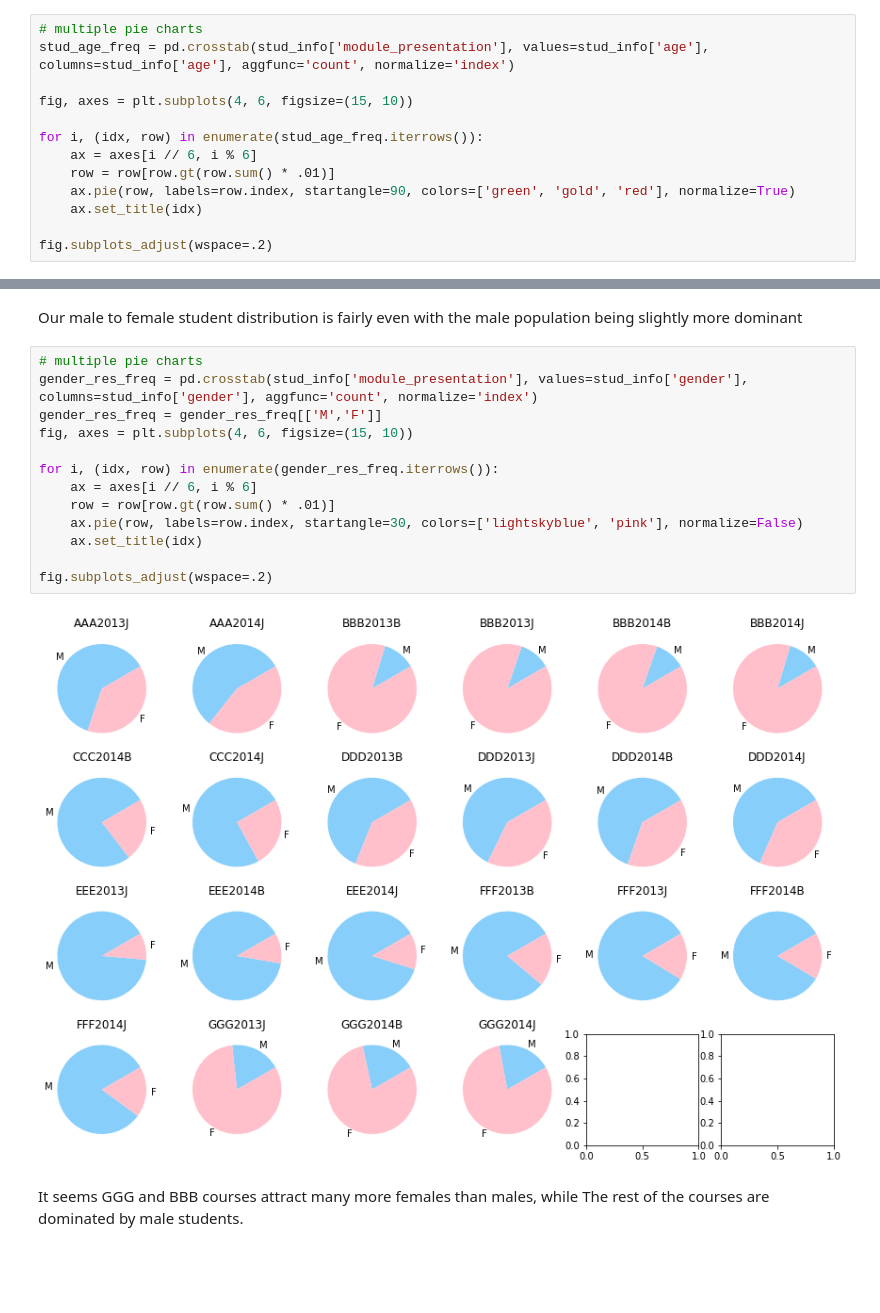
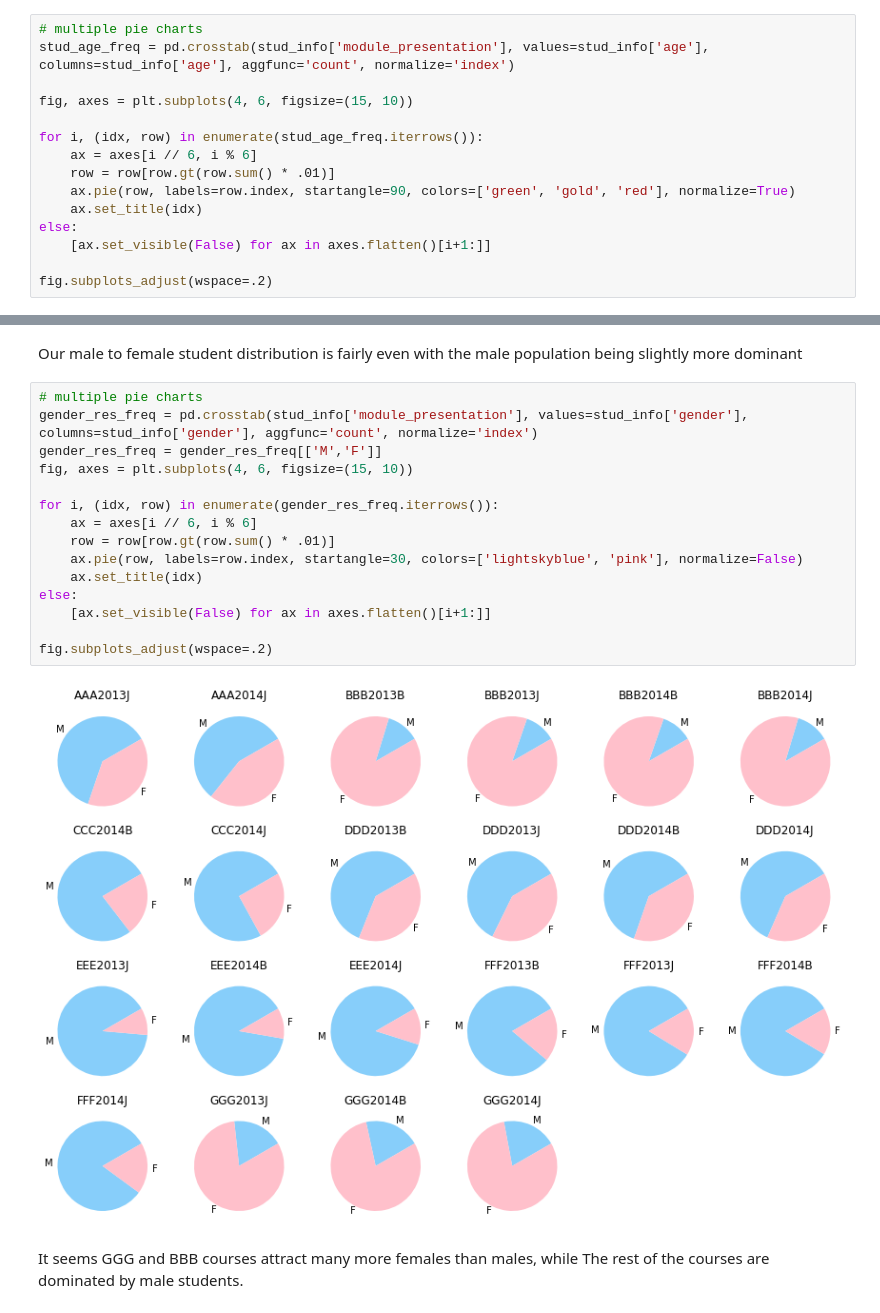
Before and after one commit to freyjagarner/Student-Data-Analysis, a Jupyter notebook: Capstone/Analysis.ipynb, the cells around one changed output, grey strips where cells are left out. Drawn from its saved outputs; the diff is of its cells as text; blank space fills up the shorter version.

```diff
--- a/Capstone/Analysis.ipynb
+++ b/Capstone/Analysis.ipynb
@@ -97,6 +98,8 @@ for i, (idx, row) in enumerate(stud_age_freq.iterrows()):
     row = row[row.gt(row.sum() * .01)]
     ax.pie(row, labels=row.index, startangle=90, colors=['green', 'gold', 'red'], normalize=True)
     ax.set_title(idx)
+else:
+    [ax.set_visible(False) for ax in axes.flatten()[i+1:]]
 
 fig.subplots_adjust(wspace=.2)
 # %% [output]
@@ -120,18 +123,20 @@ Our male to female student distribution is fairly even with the male population
 # %%
 # multiple pie charts
 gender_res_freq = pd.crosstab(stud_info['module_presentation'], values=stud_info['gender'], columns=stud_info['gender'], aggfunc='count', normalize='index')
 gender_res_freq = gender_res_freq[['M','F']]
 fig, axes = plt.subplots(4, 6, figsize=(15, 10))
 
 for i, (idx, row) in enumerate(gender_res_freq.iterrows()):
     ax = axes[i // 6, i % 6]
     row = row[row.gt(row.sum() * .01)]
     ax.pie(row, labels=row.index, startangle=30, colors=['lightskyblue', 'pink'], normalize=False)
     ax.set_title(idx)
+else:
+    [ax.set_visible(False) for ax in axes.flatten()[i+1:]]
 
 fig.subplots_adjust(wspace=.2)
 # %% [output]
-[figure, old version]
+[figure, new version]
 # %% [markdown]
 It seems GGG and BBB courses attract many more females than males, while The rest of the courses are dominated by male students.
 # %% [markdown]
```
Also changed, not shown: parts of 33 cells of this notebook.
